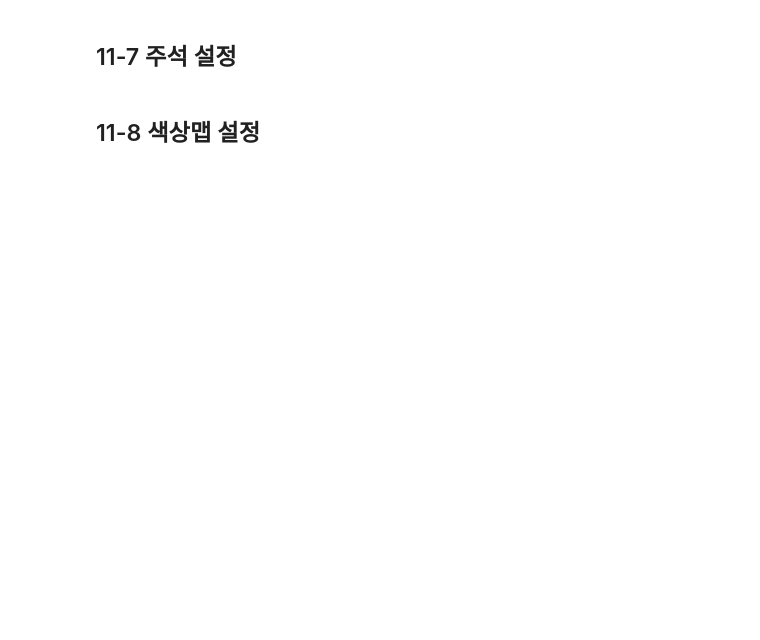
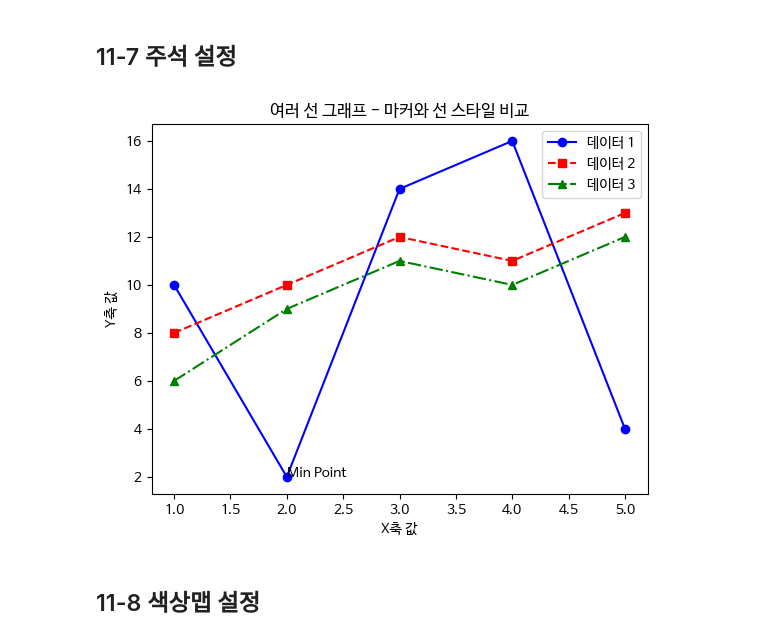
Before and after one commit to Hyunhee97/Data-Analysis-with-Open-Source, a Jupyter notebook: 오픈소스_데이터_분석_11강.ipynb, the cells around one changed output. Saved outputs shown, nothing was run; the diff lists cells and outputs as text; code cells hidden in the pictures; blank space fills up the shorter version.

```diff
--- a/오픈소스_데이터_분석_11강.ipynb
+++ b/오픈소스_데이터_분석_11강.ipynb
@@ -184,29 +187,32 @@ plt.show()
 # %%
 import matplotlib.pyplot as plt
 
 ## 데이터 정의
 x = [1, 2, 3, 4, 5]
 y1 = [10, 2, 14, 16, 4]
 y2 = [8, 10, 12, 11, 13]
 y3 = [6, 9, 11, 10, 12]
 
 ## 여러 선 그래프 그리기
 plt.plot(x, y1, marker='o', linestyle='-', color='blue', label='데이터 1')
 plt.plot(x, y2, marker='s', linestyle='--', color='red', label='데이터 2')
 plt.plot(x, y3, marker='^', linestyle='-.', color='green', label='데이터 3')
 
 # 주석 추가
 # (2, 2) 위치에 Min Point 주석 추가
+plt.annotate('Min Point', xy=(2, 2))
 
 ## 제목 및 축 레이블 설정
 plt.title("여러 선 그래프 - 마커와 선 스타일 비교")
 plt.xlabel("X축 값")
 plt.ylabel("Y축 값")
 
 # 범례 추가
 plt.legend()
 
 plt.show()
+# %% [output]
+[figure, added]
 # %% [markdown]
 ## 11-8 색상맵 설정
 # %%
```
Also changed, not shown: parts of 10 cells of this notebook.
